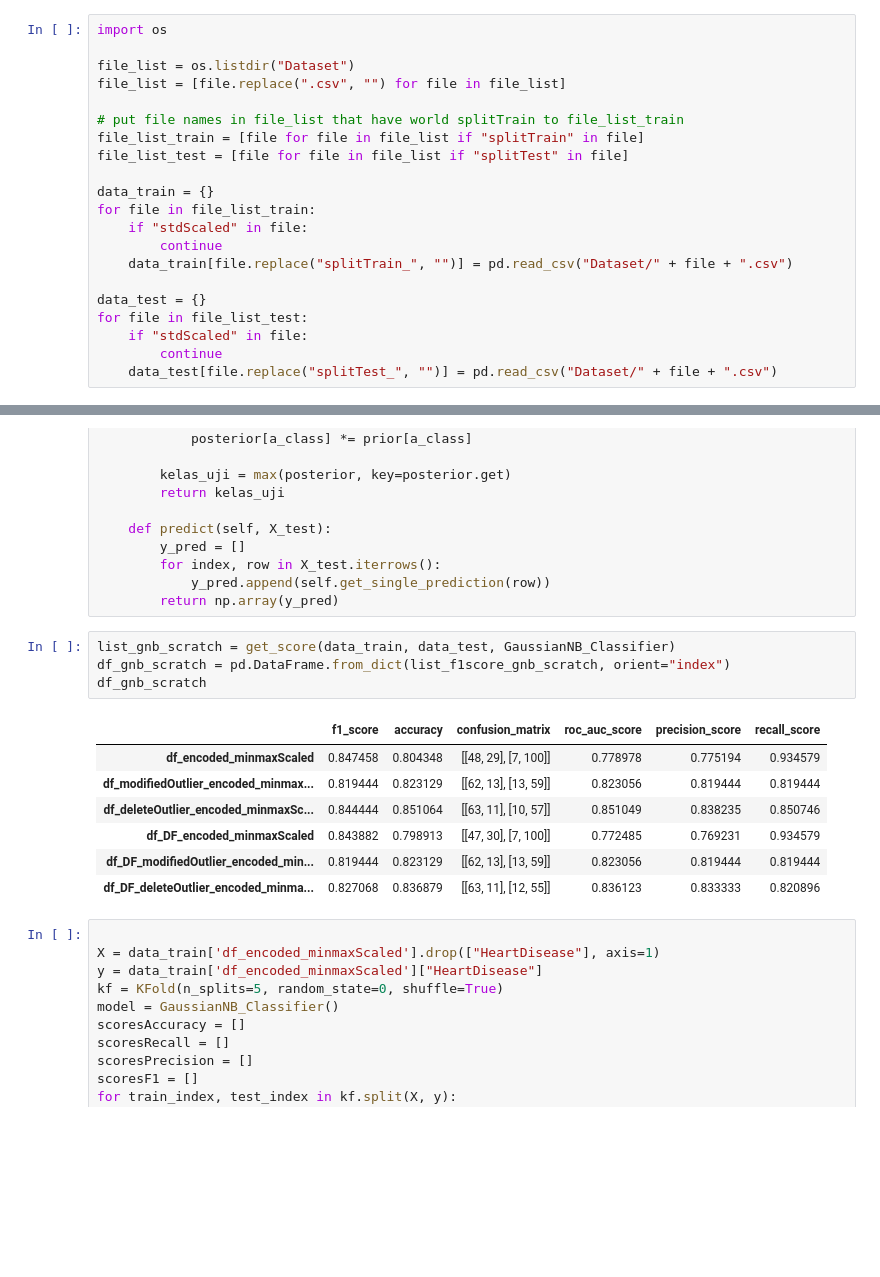
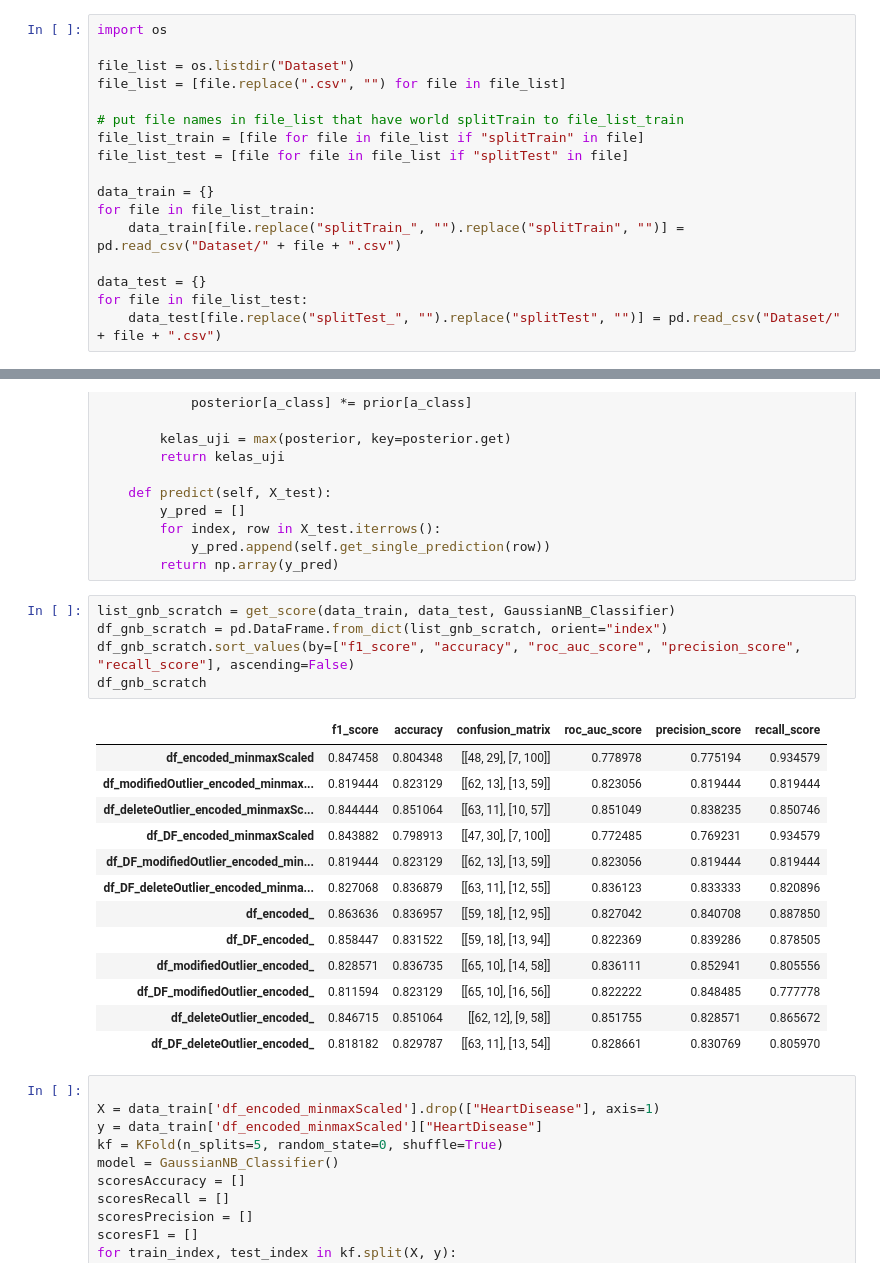
Before and after one commit to tridims/EDA-and-Machine-Learning-model-for-Heart-Disease-UCI-dataset, a Jupyter notebook: NaiveBayes.ipynb, the cells around one changed output, grey strips where cells are left out. Cells and saved outputs as stored; diff of their text form; blank space fills up the shorter version.

```diff
--- a/NaiveBayes.ipynb
+++ b/NaiveBayes.ipynb
@@ -24,15 +22,11 @@ file_list_test = [file for file in file_list if "splitTest" in file]
 
 data_train = {}
 for file in file_list_train:
-    if "stdScaled" in file:
-        continue
-    data_train[file.replace("splitTrain_", "")] = pd.read_csv("Dataset/" + file + ".csv")
+    data_train[file.replace("splitTrain_", "").replace("splitTrain", "")] = pd.read_csv("Dataset/" + file + ".csv")
 
 data_test = {}
 for file in file_list_test:
-    if "stdScaled" in file:
-        continue
-    data_test[file.replace("splitTest_", "")] = pd.read_csv("Dataset/" + file + ".csv")
+    data_test[file.replace("splitTest_", "").replace("splitTest", "")] = pd.read_csv("Dataset/" + file + ".csv")
 # %% [markdown]
 # Fungsi
 # %%
@@ -227,16 +270,23 @@ class GaussianNB_Classifier:
         return np.array(y_pred)
 # %%
 list_gnb_scratch = get_score(data_train, data_test, GaussianNB_Classifier)
-df_gnb_scratch = pd.DataFrame.from_dict(list_f1score_gnb_scratch, orient="index")
+df_gnb_scratch = pd.DataFrame.from_dict(list_gnb_scratch, orient="index")
+df_gnb_scratch.sort_values(by=["f1_score", "accuracy", "roc_auc_score", "precision_score", "recall_score"], ascending=False)
 df_gnb_scratch
 # %% [output]
 |  | f1_score | accuracy | confusion_matrix | roc_auc_score | precision_score | recall_score |
 | df_encoded_minmaxScaled | 0.847458 | 0.804348 | [[48, 29], [7, 100]] | 0.778978 | 0.775194 | 0.934579 |
 | df_modifiedOutlier_encoded_minmax... | 0.819444 | 0.823129 | [[62, 13], [13, 59]] | 0.823056 | 0.819444 | 0.819444 |
 | df_deleteOutlier_encoded_minmaxSc... | 0.844444 | 0.851064 | [[63, 11], [10, 57]] | 0.851049 | 0.838235 | 0.850746 |
 | df_DF_encoded_minmaxScaled | 0.843882 | 0.798913 | [[47, 30], [7, 100]] | 0.772485 | 0.769231 | 0.934579 |
 | df_DF_modifiedOutlier_encoded_min... | 0.819444 | 0.823129 | [[62, 13], [13, 59]] | 0.823056 | 0.819444 | 0.819444 |
 | df_DF_deleteOutlier_encoded_minma... | 0.827068 | 0.836879 | [[63, 11], [12, 55]] | 0.836123 | 0.833333 | 0.820896 |
+| df_encoded_ | 0.863636 | 0.836957 | [[59, 18], [12, 95]] | 0.827042 | 0.840708 | 0.887850 |
+| df_DF_encoded_ | 0.858447 | 0.831522 | [[59, 18], [13, 94]] | 0.822369 | 0.839286 | 0.878505 |
+| df_modifiedOutlier_encoded_ | 0.828571 | 0.836735 | [[65, 10], [14, 58]] | 0.836111 | 0.852941 | 0.805556 |
+| df_DF_modifiedOutlier_encoded_ | 0.811594 | 0.823129 | [[65, 10], [16, 56]] | 0.822222 | 0.848485 | 0.777778 |
+| df_deleteOutlier_encoded_ | 0.846715 | 0.851064 | [[62, 12], [9, 58]] | 0.851755 | 0.828571 | 0.865672 |
+| df_DF_deleteOutlier_encoded_ | 0.818182 | 0.829787 | [[63, 11], [13, 54]] | 0.828661 | 0.830769 | 0.805970 |
 # %%
 
 X = data_train['df_encoded_minmaxScaled'].drop(["HeartDisease"], axis=1)
```
Also changed, not shown: parts of 7 cells of this notebook, 29 other files.
